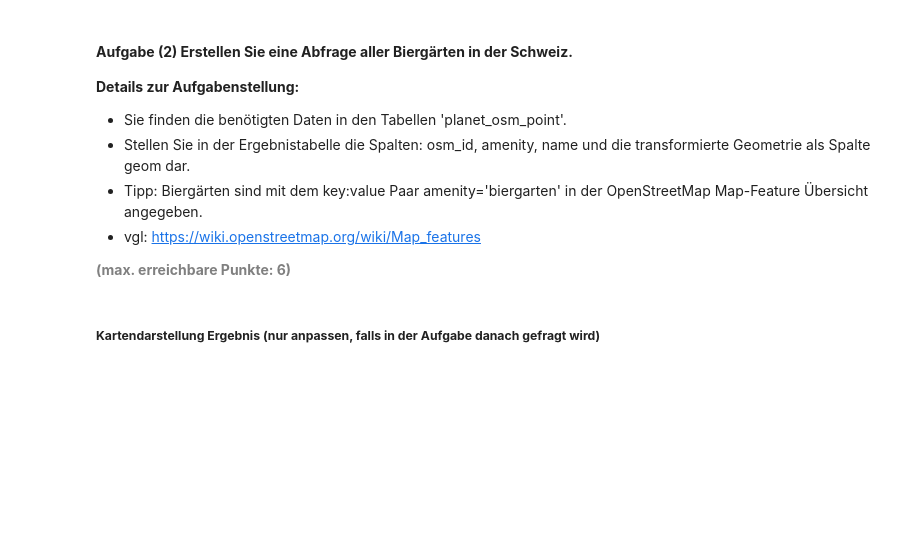
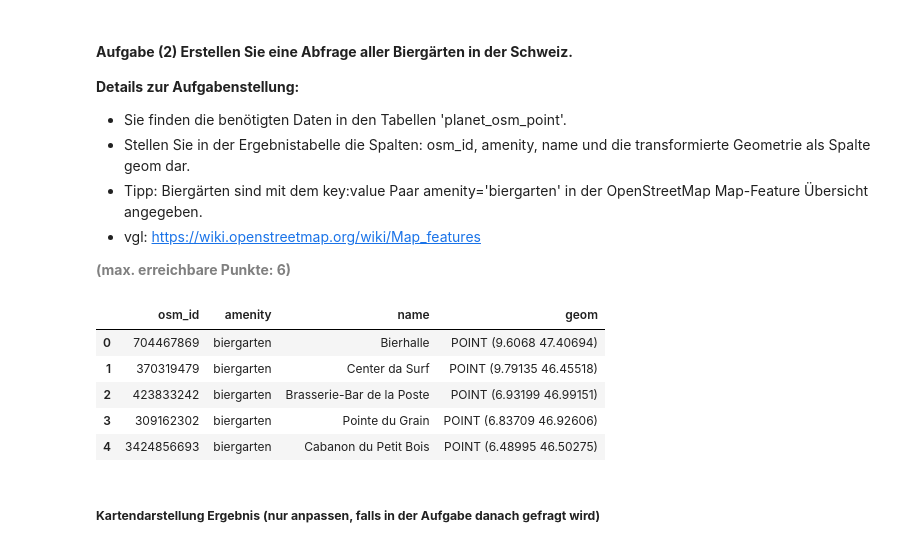
Before and after one commit to blobb3/python_postgresql_postgis, a Jupyter notebook: AP03_Management_Raeumliche_Daten.ipynb, the cells around one changed output. Cells and saved outputs as stored; diff of their text form; code cells hidden in the pictures; blank space fills up the shorter version.

```diff
--- a/AP03_Management_Raeumliche_Daten.ipynb
+++ b/AP03_Management_Raeumliche_Daten.ipynb
@@ -230,21 +230,31 @@ m
 # %%
 # Engine für Datenbankverbindung erstellen
 engine = create_engine(db_connection_url)
 
 # Ergänzen Sie die SQL-Abfrage, um die Aufgabe zu lösen
 sql = """SELECT
-         FROM
-         WHERE
-     ;"""
+            h.osm_id,          -- Eindeutiger Bezeichner des Objekts (OSM-ID)
+            h.amenity,            -- Typ des Geschäfts (in diesem Fall 'biergarten')
+            h.name,            -- Name des Kaffees (z.B. Name des Geschäfts)
+            ST_Transform(h.way, 4326) AS geom  -- Die Geometrie (Position) des Geschäfts im EPSG:4326-Koordinatensystem
+        FROM planet_osm_point h  -- Abfrage der Punktobjekte in der Tabelle 'planet_osm_point'
+        WHERE h.amenity = 'biergarten';  -- Nur Geschäfte auswählen, deren Typ 'biergarten' ist"""
 
 # Ergebnis in GeoDataFrame abspeichern
 gdf = gpd.GeoDataFrame.from_postgis(sql, engine)
 
 # Datenbankverbindung trennen
 engine.dispose()
 
 # Zeigen des GeoDataFrames
 gdf.head()
+# %% [output]
+|  | osm_id | amenity | name | geom |
+| 0 | 704467869 | biergarten | Bierhalle | POINT (9.6068 47.40694) |
+| 1 | 370319479 | biergarten | Center da Surf | POINT (9.79135 46.45518) |
+| 2 | 423833242 | biergarten | Brasserie-Bar de la Poste | POINT (6.93199 46.99151) |
+| 3 | 309162302 | biergarten | Pointe du Grain | POINT (6.83709 46.92606) |
+| 4 | 3424856693 | biergarten | Cabanon du Petit Bois | POINT (6.48995 46.50275) |
 # %% [markdown]
 ##### <b>Kartendarstellung Ergebnis (nur anpassen, falls in der Aufgabe danach gefragt wird)</b>
 # %%
```
Also changed, not shown: parts of 1 cell of this notebook.
